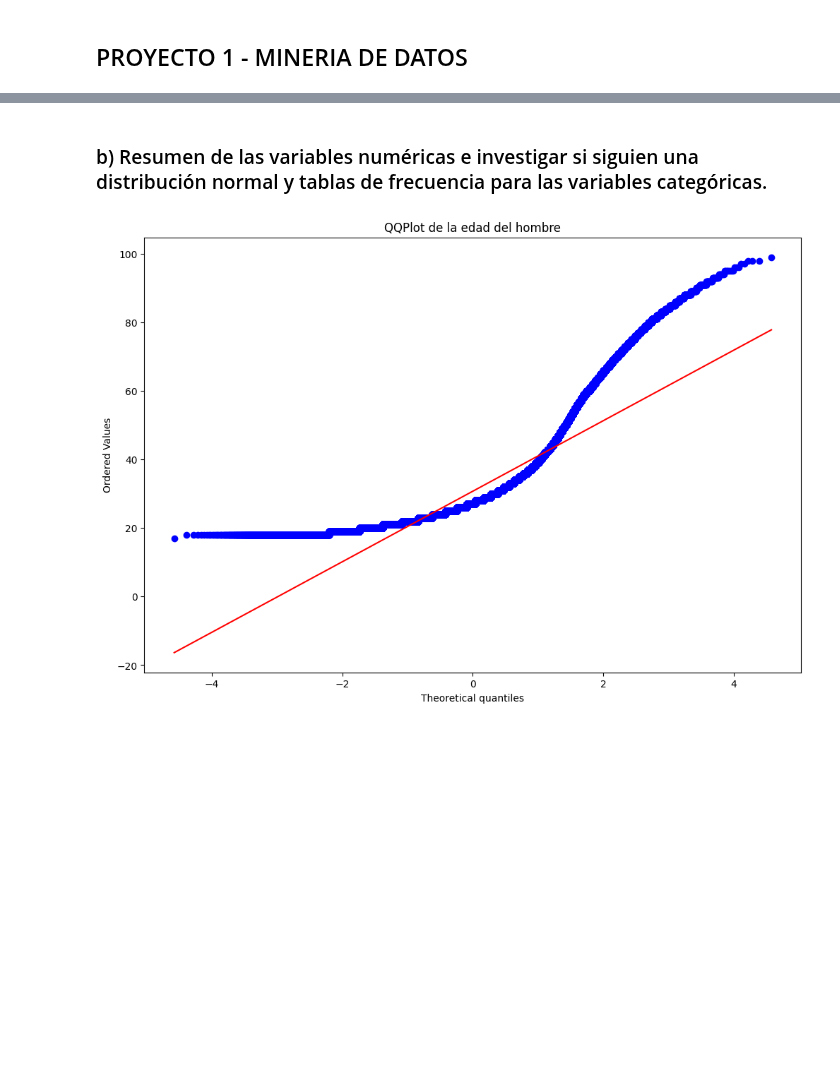
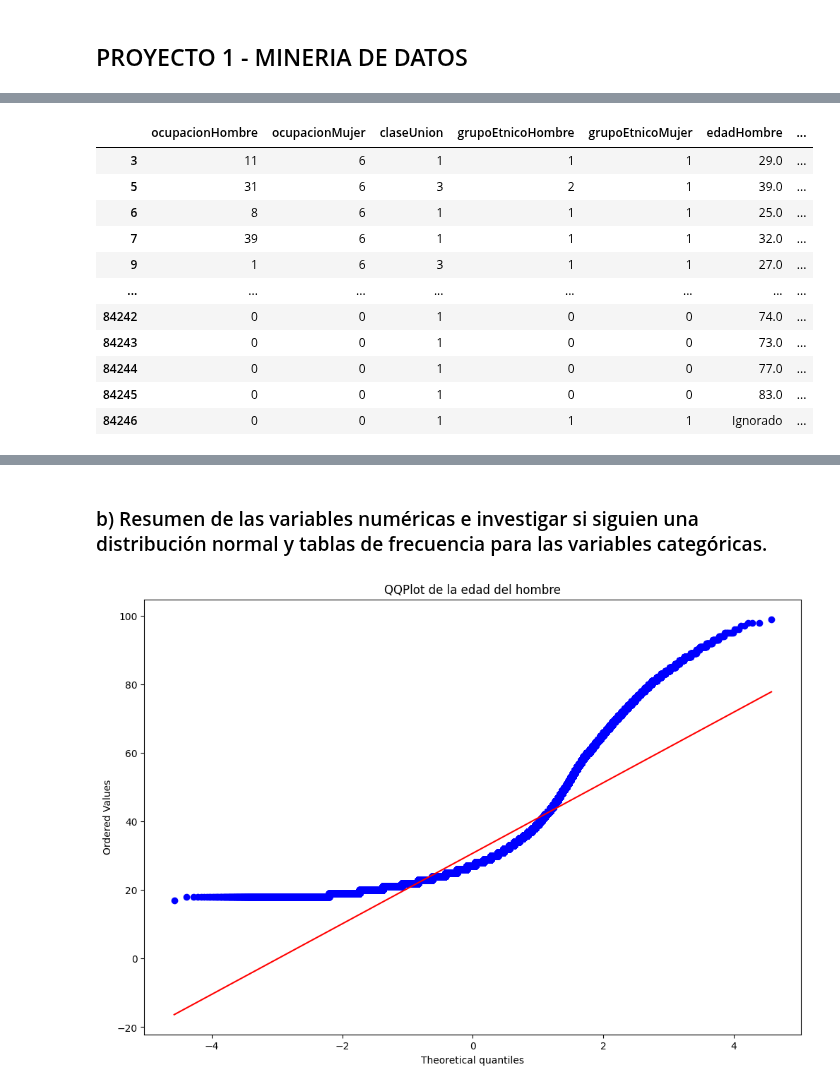
Before and after one commit to MGonza20/Proyecto1_MD, a Jupyter notebook: proyecto_final.ipynb, the cells around one changed output, grey strips where cells are left out. Saved outputs shown, nothing was run; the diff lists cells and outputs as text; code cells hidden in the pictures; blank space fills up the shorter version.

```diff
--- a/proyecto_final.ipynb
+++ b/proyecto_final.ipynb
@@ -49,0 +131,80 @@ mas_ocupaciones['Trabajadores forestales calificados, pescadores y cazadores'] =
+# %%
+# Limpieza data - 2012
+
+columns_use_2012 = []
+
+# Accediendo a códigos de ocupación de hombre y mujer
+code_data_2012 = pd.read_spss('matrimonio2012.sav', convert_categoricals=False)
+code_data_2012 = pd.DataFrame(code_data_2012)
+
+# Renombrando columnas
+code_data_2012.rename(columns={'OCUMUJ': 'ocupacionMujer'}, inplace=True)
+code_data_2012.rename(columns={'OCUHOM': 'ocupacionHombre'}, inplace=True)
+
+# Mapeando códigos de ocupación a nombres de ocupación
+code_data_2012['ocupacionMujer'] = code_data_2012['ocupacionMujer'].apply(map_code)
+code_data_2012['ocupacionHombre'] = code_data_2012['ocupacionHombre'].apply(map_code)
+
+# Agregando columnas de ocupación a data
+data_2012 = data_2012.assign(ocupacionHombre=code_data_2012['ocupacionHombre'], ocupacionMujer=code_data_2012['ocupacionMujer'])
+columns_use_2012.extend(['ocupacionHombre', 'ocupacionMujer'])
+
+# Uso de data solamente de personas guatemaltecas
+data_2012 = data_2012[data_2012['NACHOM'] == 'Guatemala']
+data_2012 = data_2012[data_2012['NACMUJ'] == 'Guatemala']
+
+# Clase de union en matrimonio
+union_tipos_2012 = {'Comunidad de gananciales': 1, 'Comunidad absoluta': 2, 'Separación absoluta': 3}
+data_2012['claseUnion'] = data_2012['CLAUNI'].apply(lambda x: union_tipos_2012.get(x, 0))
+columns_use_2012.append('claseUnion')
+
+# Grupo etnico de hombre y mujer
+grupos_etnicos_2012 = {'No indigena': 1, 'Indigena': 2}
+data_2012['grupoEtnicoHombre'] = data_2012['GETHOM'].apply(lambda x: grupos_etnicos_2012.get(x, 0))
+data_2012['grupoEtnicoMujer'] = data_2012['GETMUJ'].apply(lambda x: grupos_etnicos_2012.get(x, 0))
+columns_use_2012.extend(['grupoEtnicoMujer', 'grupoEtnicoHombre'])
+
+# Edad del hombre
+data_2012['edadHombre'] = data_2012['EDADHOM']
+columns_use_2012.append('edadHombre')
+
+# Edad de la mujer
+data_2012['edadMujer'] = data_2012['EDADMUJ']
+columns_use_2012.append('edadMujer')
+
+# Nivel de educacion del hombre y de la mujer
+educacion_tipos_2012 = {'Ninguno': 1, 'Primaria': 2, 'Básico': 3, 'Diversificado': 4, 'Universitario': 5}
+data_2012['educacionHombre'] = data_2012['ESCHOM'].apply(lambda x: educacion_tipos_2012.get(x, 0))
+data_2012['educacionMujer'] = data_2012['ESCMUJ'].apply(lambda x: educacion_tipos_2012.get(x, 0))
+columns_use_2012.extend(['educacionHombre', 'educacionMujer'])
+
+# Departamento de ocurrencia de matrimonio
+data_2012['departamentoOcurrencia'] = data_2012['DEPREG'].apply(lambda x: departamentos_2011_2019.get(x, 0))
+columns_use_2012.append('departamentoOcurrencia')
+
+# Mes de ocurrencia de matrimonio
+data_2012['mesOcurrencia'] = data_2012['MESREG'].apply(lambda x: meses_ocurrencia.get(x, 0))
+columns_use_2012.append('mesOcurrencia')
+
+# Año de registro de matrimonio
+data_2012['anioRegistro'] = data_2012['AÑOREG']
+columns_use_2012.append('anioRegistro')
+
+# data final - 2012
+columns_not_used_2012 = [x for x in data_2012.columns if x not in columns_use_2012]
+data_2012_final = data_2012.drop(columns_not_used_2012, axis=1)
+
+data_2012_final
+# %% [output]
+|  | ocupacionHombre | ocupacionMujer | claseUnion | grupoEtnicoHombre | grupoEtnicoMujer | edadHombre | ... |
+| 3 | 11 | 6 | 1 | 1 | 1 | 29.0 | ... |
+| 5 | 31 | 6 | 3 | 2 | 1 | 39.0 | ... |
+| 6 | 8 | 6 | 1 | 1 | 1 | 25.0 | ... |
+| 7 | 39 | 6 | 1 | 1 | 1 | 32.0 | ... |
+| 9 | 1 | 6 | 3 | 1 | 1 | 27.0 | ... |
+| ... | ... | ... | ... | ... | ... | ... | ... |
+| 84242 | 0 | 0 | 1 | 0 | 0 | 74.0 | ... |
+| 84243 | 0 | 0 | 1 | 0 | 0 | 73.0 | ... |
+| 84244 | 0 | 0 | 1 | 0 | 0 | 77.0 | ... |
+| 84245 | 0 | 0 | 1 | 0 | 0 | 83.0 | ... |
+| 84246 | 0 | 0 | 1 | 1 | 1 | Ignorado | ... |
```
Also changed, not shown: parts of 14 cells of this notebook.
